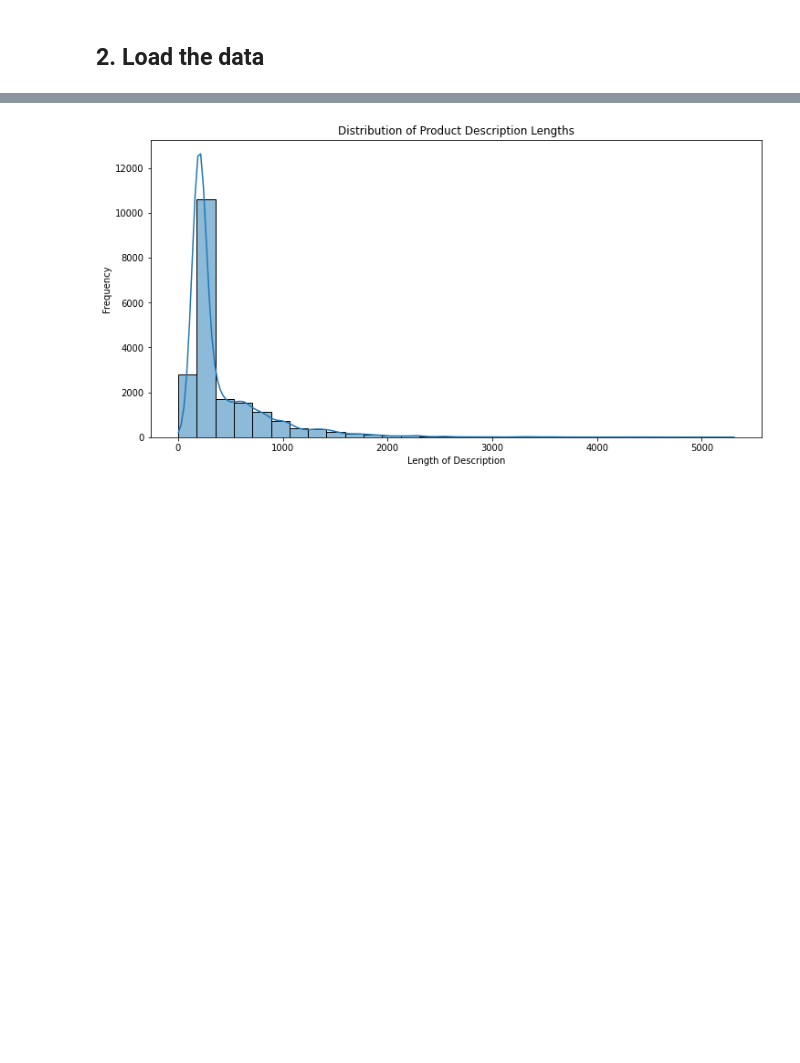
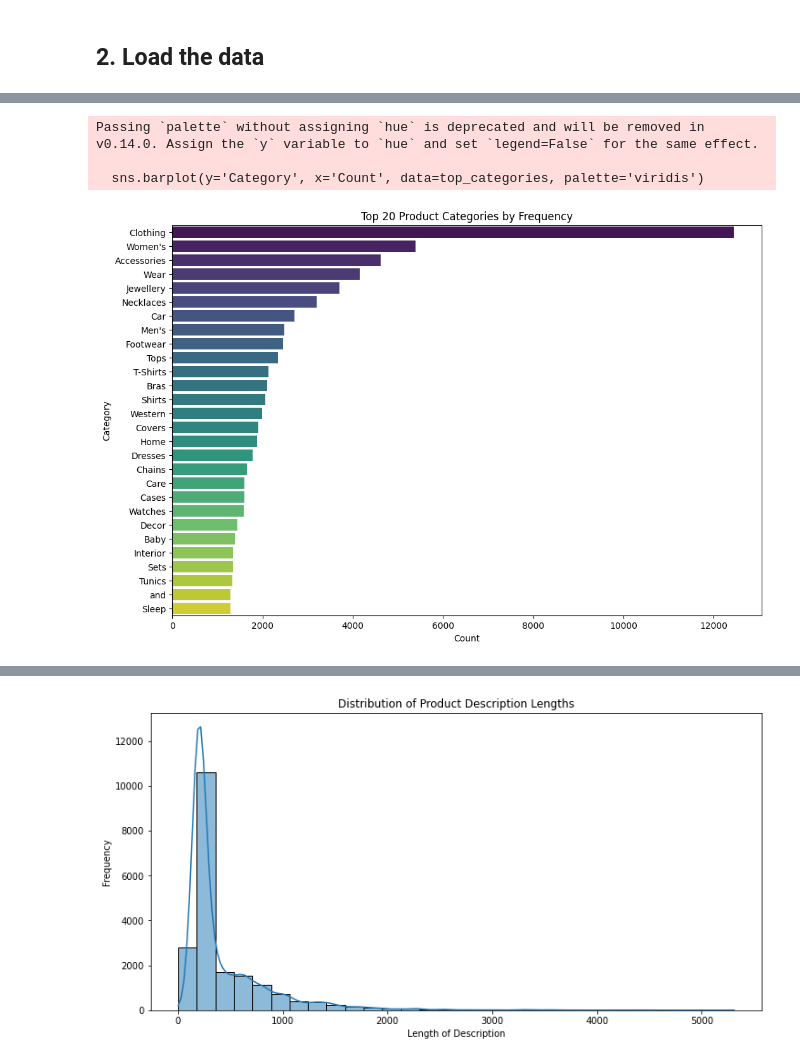
Before and after one commit to RishiMishra3004/Product-Retrieval-System, a Jupyter notebook: notebooks/EDA_Analysis.ipynb, the cells around one changed output, grey strips where cells are left out. Saved outputs shown, nothing was run; the diff lists cells and outputs as text; code cells hidden in the pictures; blank space fills up the shorter version.

```diff
--- a/notebooks/EDA_Analysis.ipynb
+++ b/notebooks/EDA_Analysis.ipynb
@@ -64,0 +111,36 @@ memory usage: 1.3+ MB
+# %%
+# Replace '>>', '[', ']' with spaces and strip white spaces
+data['cleaned_category_tree'] = (data['product_category_tree']
+                                 .str.replace('>>', ' ', regex=False)
+                                 .str.replace('[', '', regex=False)
+                                 .str.replace(']', '', regex=False)
+                                 .str.replace('"', '', regex=False)
+                                 .str.strip())
+# Remove entries that are now empty or consist only of whitespace
+data = data[data['cleaned_category_tree'] != '']
+
+# Split categories by space and explode the lists into individual rows
+categories_expanded = data['cleaned_category_tree'].str.split(' ', expand=True).stack()
+
+# Create a dictionary with counts of each cleaned category
+category_counts = categories_expanded.value_counts().to_dict()
+
+# Convert the dictionary to a DataFrame for plotting
+category_counts_df = pd.DataFrame(list(category_counts.items()), columns=['Category', 'Count'])
+
+# Get the top 20 categories
+top_categories = category_counts_df.nlargest(30, 'Count')
+top_categories = top_categories[2:]
+
+# Plot the top 20 categories
+plt.figure(figsize=(12, 8))
+sns.barplot(y='Category', x='Count', data=top_categories, palette='viridis')
+plt.title('Top 20 Product Categories by Frequency')
+plt.xlabel('Count')
+plt.ylabel('Category')
+plt.show();
+# %% [output]
+Passing `palette` without assigning `hue` is deprecated and will be removed in v0.14.0. Assign the `y` variable to `hue` and set `legend=False` for the same effect.
+
+  sns.barplot(y='Category', x='Count', data=top_categories, palette='viridis')
+[figure, added]
```
Also changed, not shown: parts of 16 cells of this notebook.
